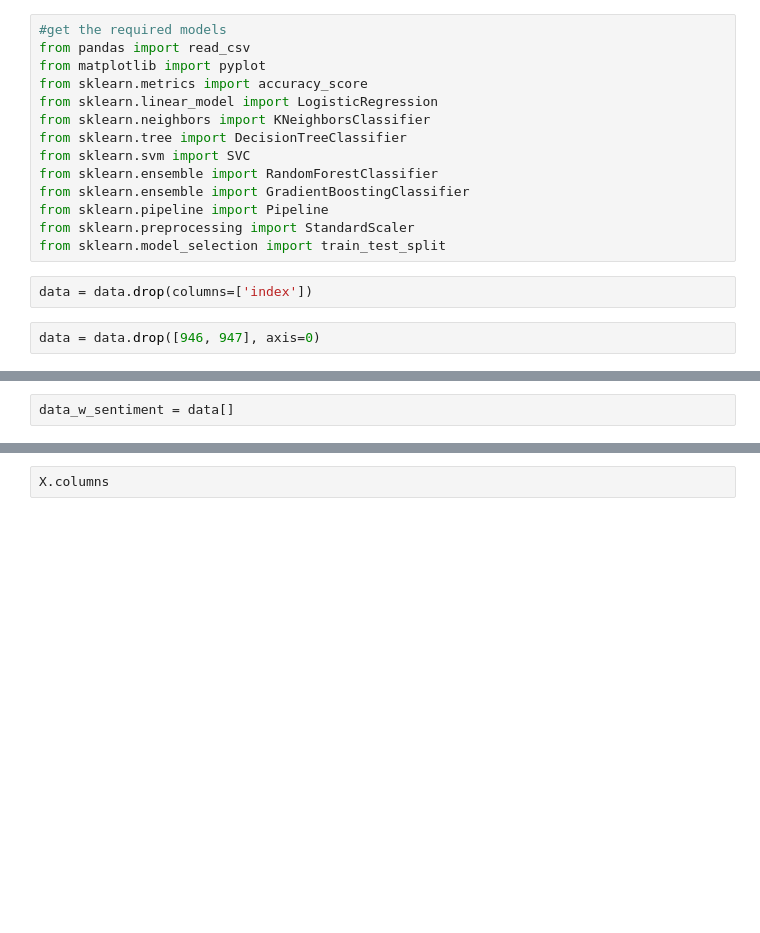
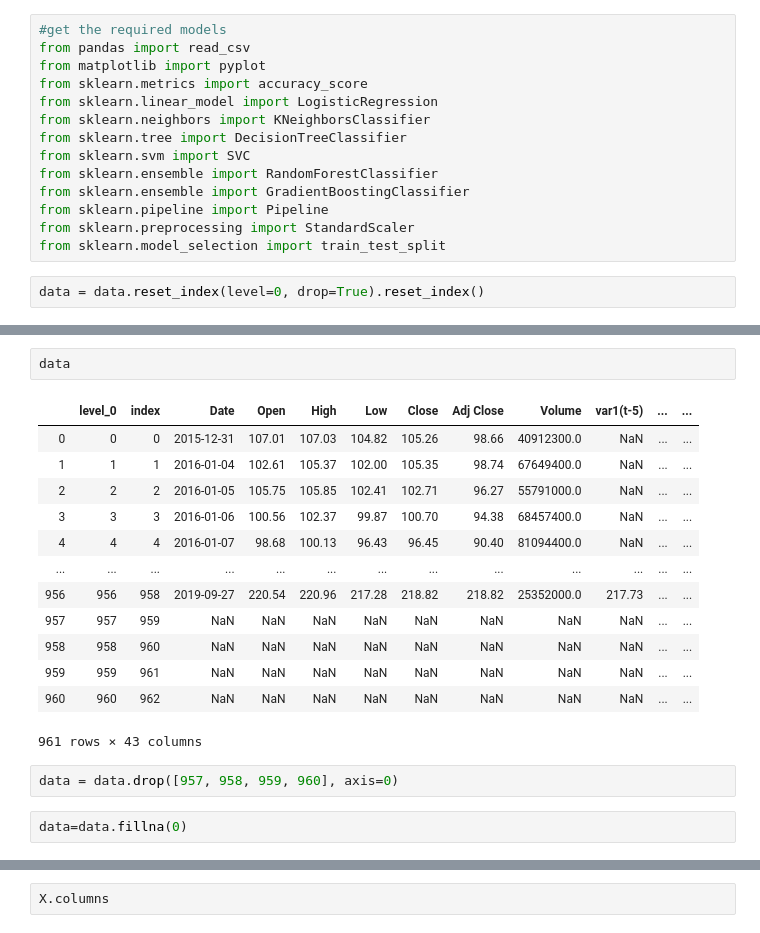
Before and after one commit to IND5003-Project/main, a Jupyter notebook: ML Model-with-sentiment-60Days.ipynb, the cells around one changed output, grey strips where cells are left out. Cells and saved outputs as stored; diff of their text form; blank space fills up the shorter version.

```diff
--- a/ML Model-with-sentiment-60Days.ipynb
+++ b/ML Model-with-sentiment-60Days.ipynb
@@ -58,9 +58,7 @@ from sklearn.pipeline import Pipeline
 from sklearn.preprocessing import StandardScaler
 from sklearn.model_selection import train_test_split
 # %%
-data = data.drop(columns=['index'])
+data = data.reset_index(level=0, drop=True).reset_index()
-# %%
-data = data.drop([946, 947], axis=0)
 # %%
 data.columns
 # %% [output]
@@ -82,3 +80,21 @@ Index(['Date', 'Open', 'High', 'Low', 'Close', 'Adj Close', 'Volume',
       dtype='object')
-# %%
-data_w_sentiment = data[]
+# %%
+data
+# %% [output]
+|  | level_0 | index | Date | Open | High | Low | Close | Adj Close | Volume | var1(t-5) | ... | ... |
+| 0 | 0 | 0 | 2015-12-31 | 107.01 | 107.03 | 104.82 | 105.26 | 98.66 | 40912300.0 | NaN | ... | ... |
+| 1 | 1 | 1 | 2016-01-04 | 102.61 | 105.37 | 102.00 | 105.35 | 98.74 | 67649400.0 | NaN | ... | ... |
+| 2 | 2 | 2 | 2016-01-05 | 105.75 | 105.85 | 102.41 | 102.71 | 96.27 | 55791000.0 | NaN | ... | ... |
+| 3 | 3 | 3 | 2016-01-06 | 100.56 | 102.37 | 99.87 | 100.70 | 94.38 | 68457400.0 | NaN | ... | ... |
+| 4 | 4 | 4 | 2016-01-07 | 98.68 | 100.13 | 96.43 | 96.45 | 90.40 | 81094400.0 | NaN | ... | ... |
+| ... | ... | ... | ... | ... | ... | ... | ... | ... | ... | ... | ... | ... |
+| 956 | 956 | 958 | 2019-09-27 | 220.54 | 220.96 | 217.28 | 218.82 | 218.82 | 25352000.0 | 217.73 | ... | ... |
+| 957 | 957 | 959 | NaN | NaN | NaN | NaN | NaN | NaN | NaN | NaN | ... | ... |
+| 958 | 958 | 960 | NaN | NaN | NaN | NaN | NaN | NaN | NaN | NaN | ... | ... |
+| 959 | 959 | 961 | NaN | NaN | NaN | NaN | NaN | NaN | NaN | NaN | ... | ... |
+| 960 | 960 | 962 | NaN | NaN | NaN | NaN | NaN | NaN | NaN | NaN | ... | ... |
+961 rows × 43 columns
+# %%
+data = data.drop([957, 958, 959, 960], axis=0)
+# %%
+data=data.fillna(0)
```
Also changed, not shown: parts of 36 cells of this notebook, 2 other files.
